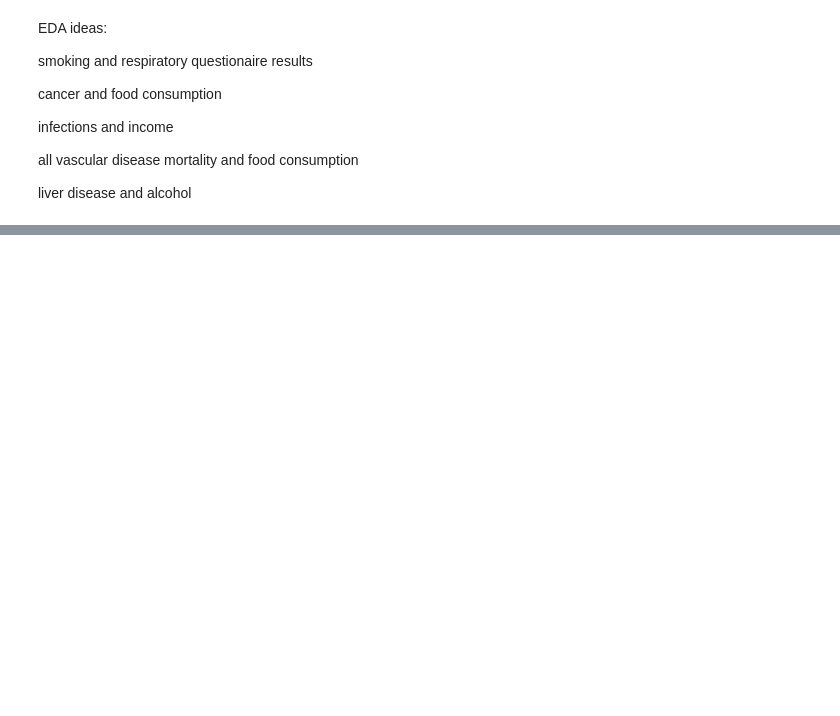
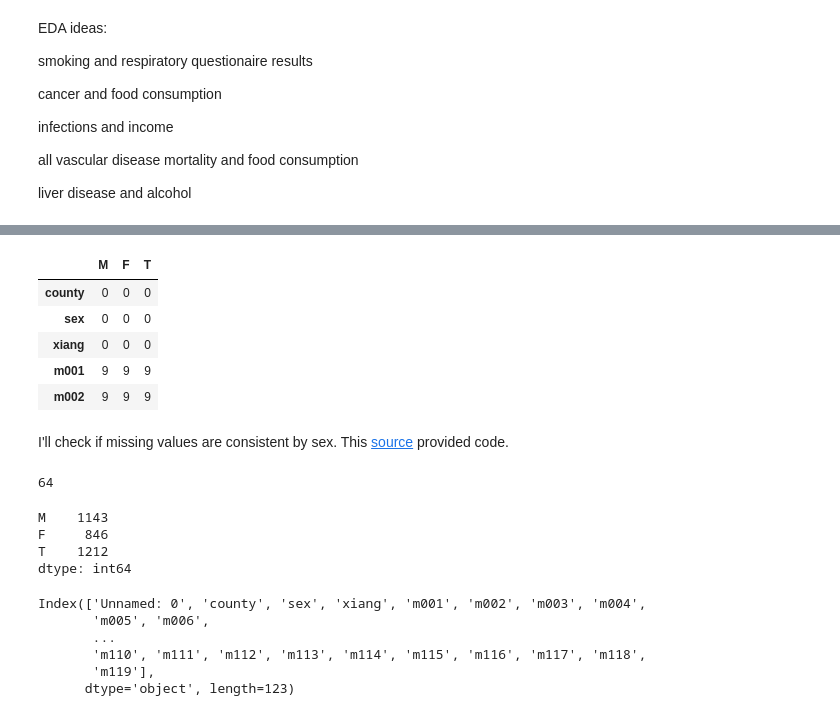
Before and after one commit to colbytse/community_health_project, a Jupyter notebook: will.ipynb, the cells around one changed output, grey strips where cells are left out. Drawn from its saved outputs; the diff is of its cells as text; code cells hidden in the pictures; blank space fills up the shorter version.

```diff
--- a/will.ipynb
+++ b/will.ipynb
@@ -62,0 +118,28 @@ pd.rea
+# %%
+nan_dict = {'M':ch83m[ch83m['sex']=='M'].isna().sum(),
+            'F':ch83m[ch83m['sex']=='F'].isna().sum(),
+            'T':ch83m[ch83m['sex']=='T'].isna().sum()}
+missing_vals = pd.DataFrame.from_dict(nan_dict)
+missing_vals.head()
+# %% [output]
+|  | M | F | T |
+| county | 0 | 0 | 0 |
+| sex | 0 | 0 | 0 |
+| xiang | 0 | 0 | 0 |
+| m001 | 9 | 9 | 9 |
+| m002 | 9 | 9 | 9 |
+# %% [markdown]
+I'll check if missing values are consistent by sex. This [source](https://www.statology.org/pandas-check-if-multiple-columns-are-equal/) provided code.
+# %%
+# I'll check if missing values are consistent my sex
+missing_vals.eq(missing_vals.iloc[:, 0], axis=0).all(1).sum()
+# %% [output]
+64
+# %%
+# there are slightly more nan values for the male categories than female.
+missing_vals.sum()
+# %% [output]
+M    1143
+F     846
+T    1212
+dtype: int64
@@ -62,0 +165,9 @@ pd.rea
+# %%
+ch89m.columns
+# %% [output]
+Index(['Unnamed: 0', 'county', 'sex', 'xiang', 'm001', 'm002', 'm003', 'm004',
+       'm005', 'm006',
+       ...
+       'm110', 'm111', 'm112', 'm113', 'm114', 'm115', 'm116', 'm117', 'm118',
+       'm119'],
+      dtype='object', length=123)
```
Also changed, not shown: parts of 35 cells of this notebook, 1 other file.
